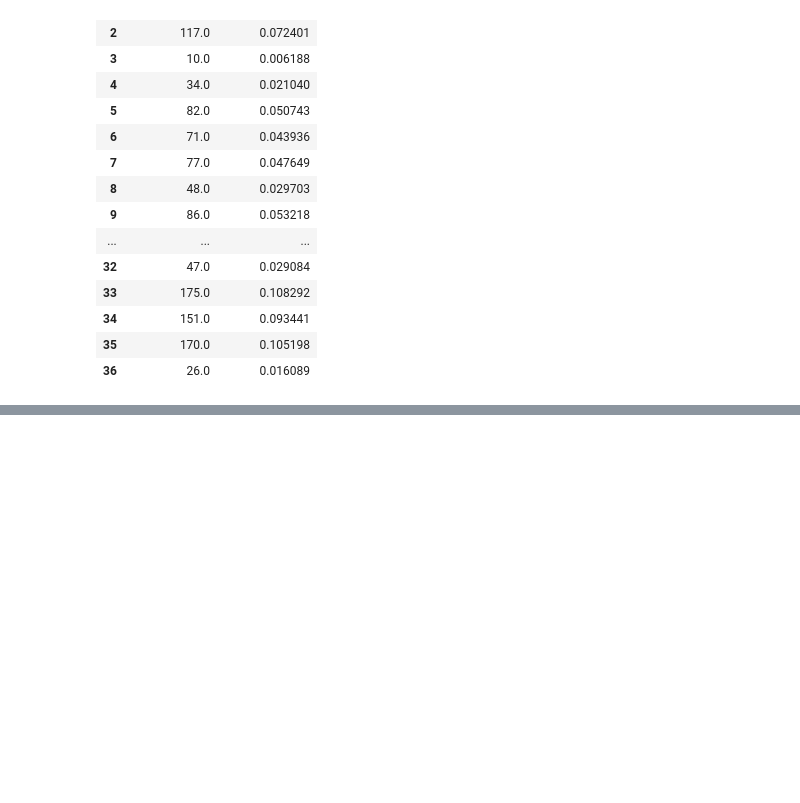
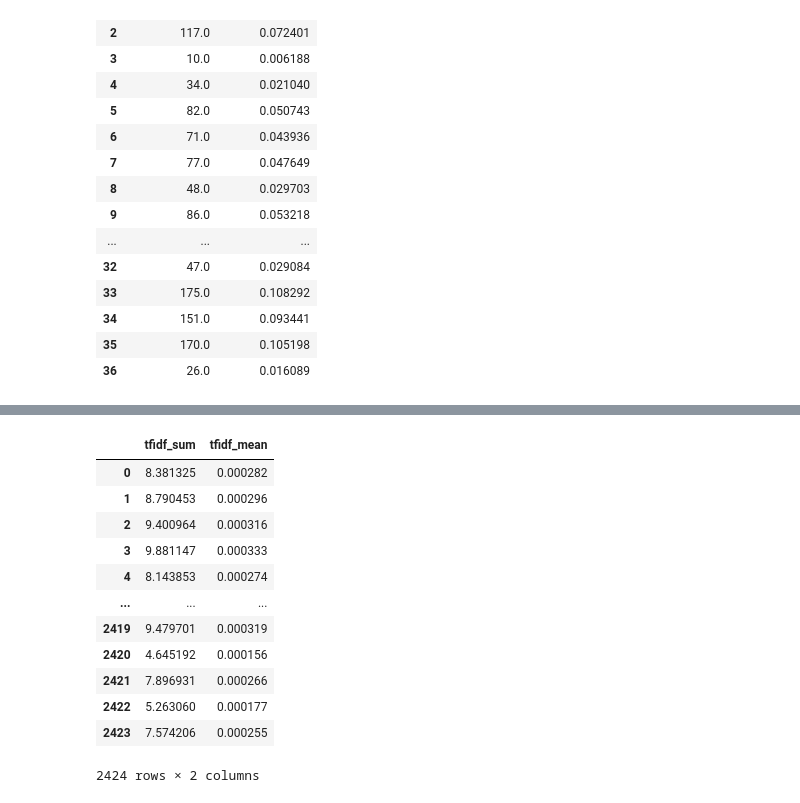
Before and after one commit to wojciechkosiuk/mISIe-SupervisionHack2023, a Jupyter notebook: bag_of_words.ipynb, the cells around one changed output, grey strips where cells are left out. Cells and saved outputs as stored; diff of their text form; code cells hidden in the pictures; blank space fills up the shorter version.

```diff
--- a/bag_of_words.ipynb
+++ b/bag_of_words.ipynb
@@ -307,0 +365,18 @@ final_df
+# %%
+df_tfidf = create_tfidf_frame(df_desc_preprocessed['preprocessed_description'])
+tfidf_cols = create_tfidf_columns(df_tfidf)
+tfidf_cols
+# %% [output]
+|  | tfidf_sum | tfidf_mean |
+| 0 | 8.381325 | 0.000282 |
+| 1 | 8.790453 | 0.000296 |
+| 2 | 9.400964 | 0.000316 |
+| 3 | 9.881147 | 0.000333 |
+| 4 | 8.143853 | 0.000274 |
+| ... | ... | ... |
+| 2419 | 9.479701 | 0.000319 |
+| 2420 | 4.645192 | 0.000156 |
+| 2421 | 7.896931 | 0.000266 |
+| 2422 | 5.263060 | 0.000177 |
+| 2423 | 7.574206 | 0.000255 |
+2424 rows × 2 columns
```
Also changed, not shown: parts of 10 cells of this notebook, 3 other files.
